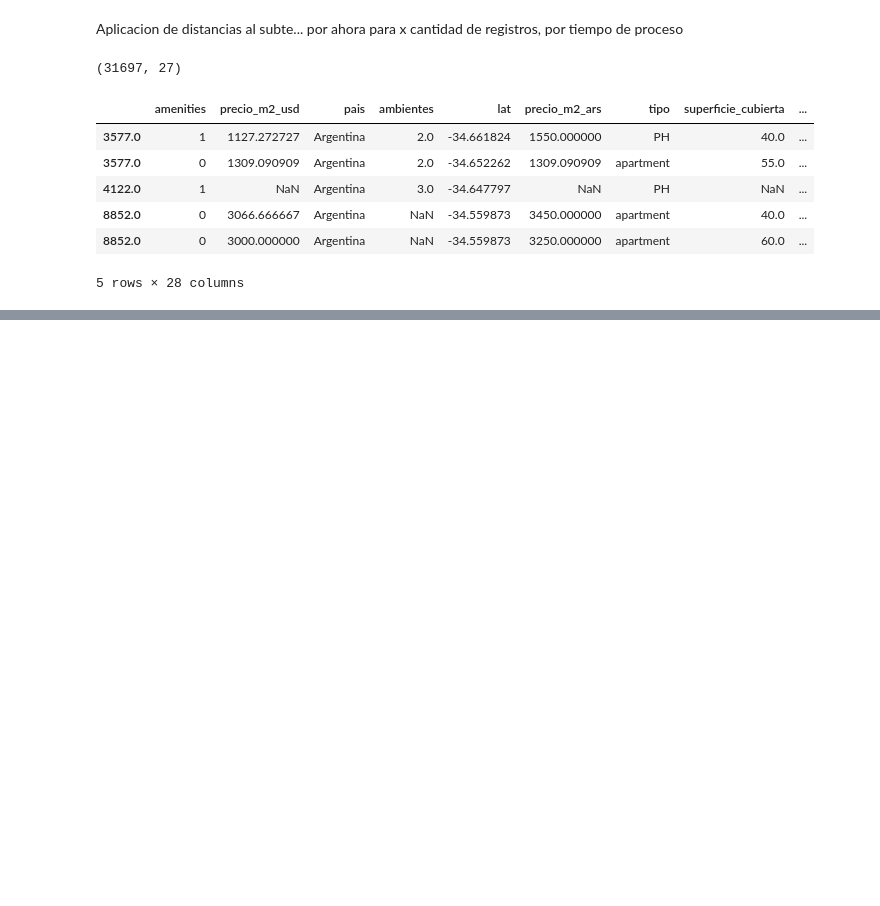
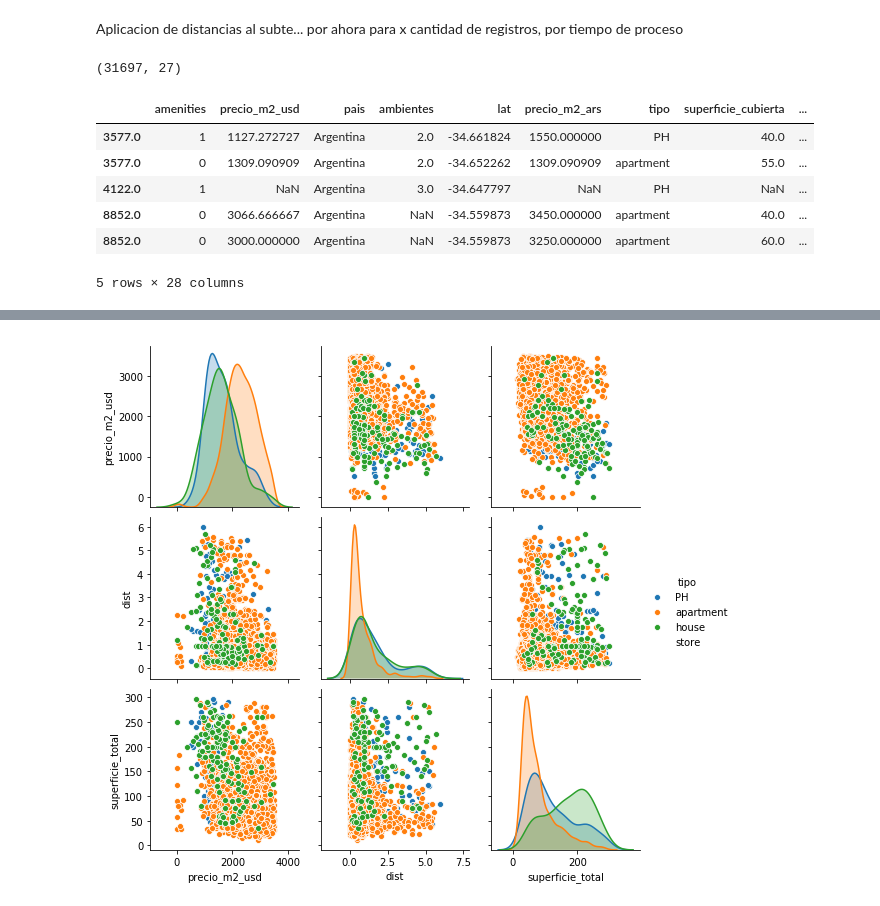
Before and after one commit to DH-DSBLEND-0420-grupo3/desafio-1, a Jupyter notebook: clean.ipynb, the cells around one changed output, grey strips where cells are left out. Cells and saved outputs as stored; diff of their text form; code cells hidden in the pictures; blank space fills up the shorter version.

```diff
--- a/clean.ipynb
+++ b/clean.ipynb
@@ -626,3 +632,5 @@ data2.head()
 # %%
-mask_graph = data.precio_m2_usd < 3500
-sns.pairplot(data[mask_graph], vars = ['precio_m2_usd_log','precio_usd_log','amenities'], height=2.5);
+mask_graph = (data2.precio_m2_usd < 3500) & (data2.superficie_total < 300) & (data2.tipo != 'store')
+sns.pairplot(data2[mask_graph], vars = ['precio_m2_usd','dist','superficie_total'], hue='tipo',height=2.5);
+# %% [output]
+[figure, added]
```
Also changed, not shown: parts of 1 cell of this notebook.
